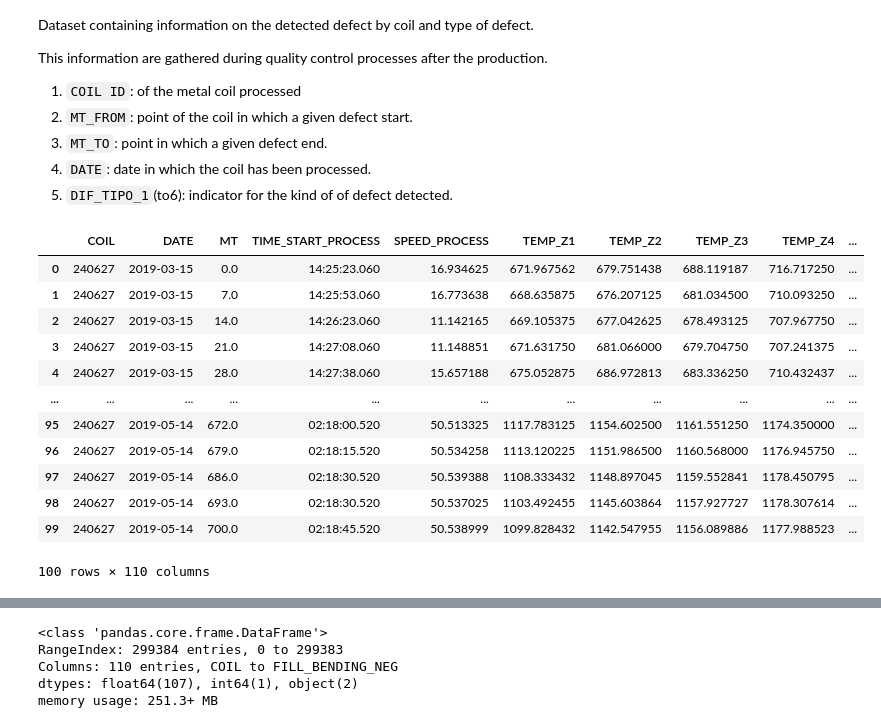
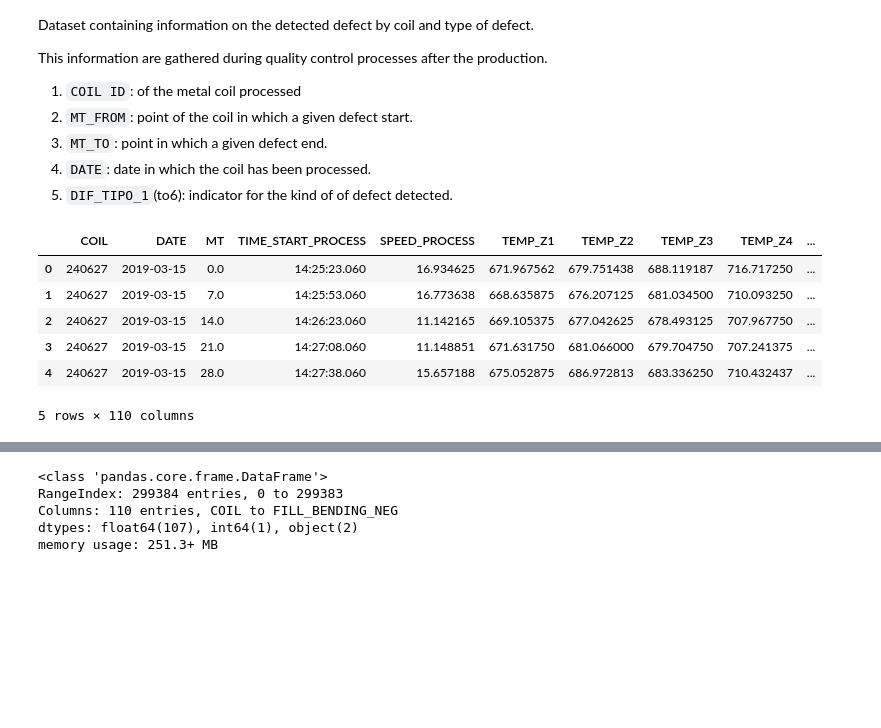
Before and after one commit to MattiaCampanella1993/ML_Fieldwork, a Jupyter notebook: code_fieldwork.ipynb, the cells around one changed output, grey strips where cells are left out. Drawn from its saved outputs; the diff is of its cells as text; code cells hidden in the pictures; blank space fills up the shorter version.

```diff
--- a/code_fieldwork.ipynb
+++ b/code_fieldwork.ipynb
@@ -33,21 +34,14 @@ defects = pd.read_csv(path_defects)
 # %%
 #Data observation
-production.head(100
-                )
+production.head()
 # %% [output]
 |  | COIL | DATE | MT | TIME_START_PROCESS | SPEED_PROCESS | TEMP_Z1 | TEMP_Z2 | TEMP_Z3 | TEMP_Z4 | ... |
 | 0 | 240627 | 2019-03-15 | 0.0 | 14:25:23.060 | 16.934625 | 671.967562 | 679.751438 | 688.119187 | 716.717250 | ... |
 | 1 | 240627 | 2019-03-15 | 7.0 | 14:25:53.060 | 16.773638 | 668.635875 | 676.207125 | 681.034500 | 710.093250 | ... |
 | 2 | 240627 | 2019-03-15 | 14.0 | 14:26:23.060 | 11.142165 | 669.105375 | 677.042625 | 678.493125 | 707.967750 | ... |
 | 3 | 240627 | 2019-03-15 | 21.0 | 14:27:08.060 | 11.148851 | 671.631750 | 681.066000 | 679.704750 | 707.241375 | ... |
 | 4 | 240627 | 2019-03-15 | 28.0 | 14:27:38.060 | 15.657188 | 675.052875 | 686.972813 | 683.336250 | 710.432437 | ... |
-| ... | ... | ... | ... | ... | ... | ... | ... | ... | ... | ... |
-| 95 | 240627 | 2019-05-14 | 672.0 | 02:18:00.520 | 50.513325 | 1117.783125 | 1154.602500 | 1161.551250 | 1174.350000 | ... |
-| 96 | 240627 | 2019-05-14 | 679.0 | 02:18:15.520 | 50.534258 | 1113.120225 | 1151.986500 | 1160.568000 | 1176.945750 | ... |
-| 97 | 240627 | 2019-05-14 | 686.0 | 02:18:30.520 | 50.539388 | 1108.333432 | 1148.897045 | 1159.552841 | 1178.450795 | ... |
-| 98 | 240627 | 2019-05-14 | 693.0 | 02:18:30.520 | 50.537025 | 1103.492455 | 1145.603864 | 1157.927727 | 1178.307614 | ... |
-| 99 | 240627 | 2019-05-14 | 700.0 | 02:18:45.520 | 50.538999 | 1099.828432 | 1142.547955 | 1156.089886 | 1177.988523 | ... |
-100 rows × 110 columns
+5 rows × 110 columns
 # %%
 defects.head()
 # %% [output]
```
Also changed, not shown: parts of 15 cells of this notebook.
